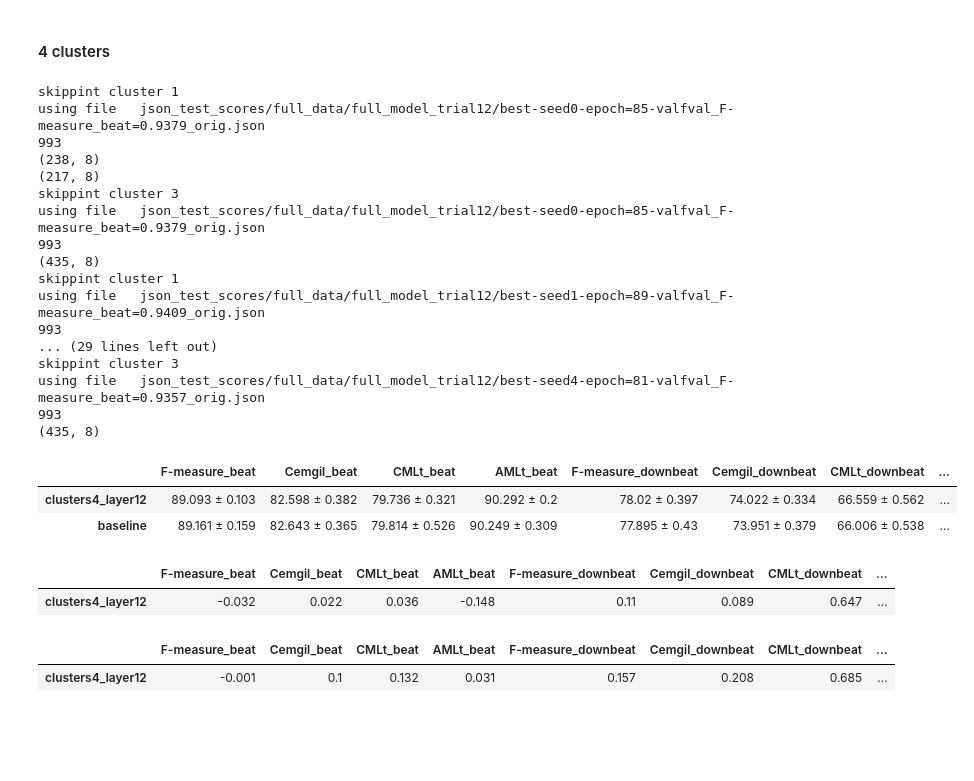
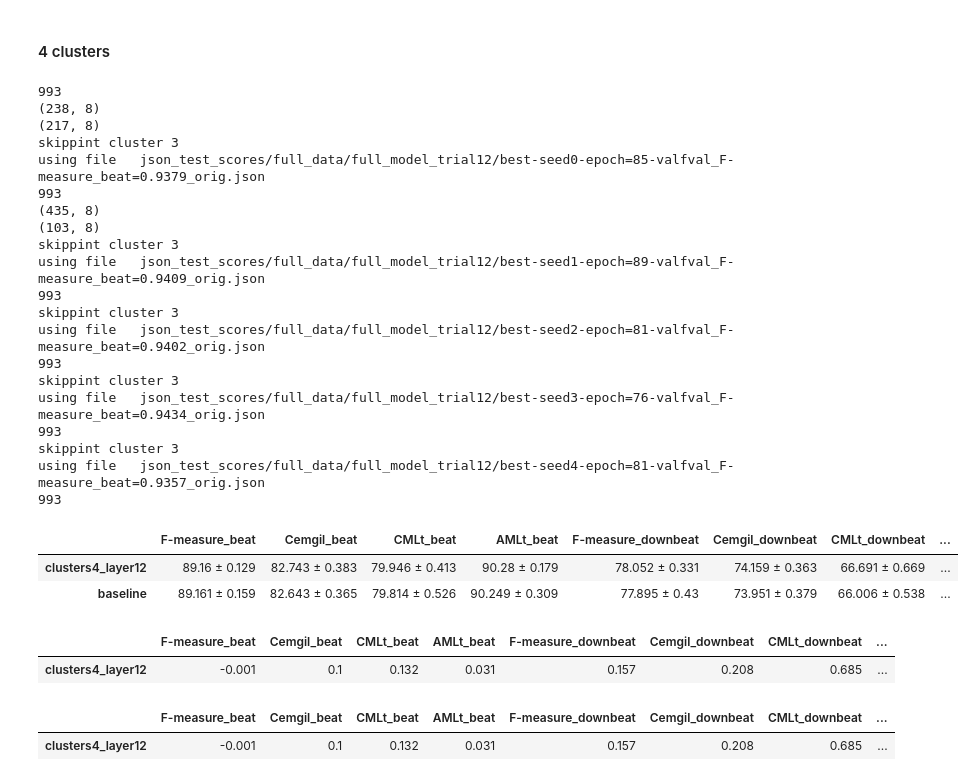
Before and after one commit to PulyaPolya/beat_this, a Jupyter notebook: results_evaluation.ipynb, the cells around one changed output. Cells and saved outputs as stored; diff of their text form; code cells hidden in the pictures; blank space fills up the shorter version.

```diff
--- a/results_evaluation.ipynb
+++ b/results_evaluation.ipynb
@@ -115,14 +117,14 @@ def construct_total_df (json_path, seed, cluster_config, cluster_numbers, rename
             )
             # res_base = pd.DataFrame.from_dict(scores_cl_base[0]  , orient="index", columns=[f"baseline"])
             # df_cluster = pd.DataFrame(res_base)
-            print(df_cluster.shape)
+
 
         else:
 
             df_cluster = construct_df_clsuter_data(json_path, seed, cluster_config, cluster_number, rename_columns= rename_columns, names = names)
             #
-            if cluster_number == 2:
-                print(df_cluster.shape)
+        if seed == 0:
+            print(df_cluster.shape)
         df_list.append (df_cluster)
     df_total = pd.concat(df_list, axis=0)
     df = df_total.groupby(df_total.index).mean()
@@ -169,11 +171,14 @@ def get_total_results_new(seeds, json_val_path,layer = None, clusters = None, fu
     for seed in seeds:
         if full:
             df_total = construct_df_full_data (json_val_path, seed=seed, rename_columns=rename_columns, names = names)
+            if seed == 0:
+                print(len(df_total))
         else:
             cluster_numbers = np.arange(clusters) +1
             cluster_config = f"clusters{clusters}_layer{layer}"
             df_total = construct_total_df (json_val_path, seed=seed, cluster_config=cluster_config, cluster_numbers=cluster_numbers,
                                            rename_columns=rename_columns, names = names, skip_cluster = skip_cluster, df_path = df_path)
+
         means_total = (df_total.mean()* 100).to_dict()
         means_total_renamed =means_total.copy()# rename_keys_dict(means_total)
         #print(diff_dict_renamed)
@@ -3108,51 +3252,52 @@ diff_vs_baseline
 # %%
 seeds = [0,1,2,3,4] #1, 2,3,4
 names =["full_model_trial12", "cluster_1_trial_10", "cluster_2_trial_16", "cluster_3_trial_72", "cluster_4_trial_43"]
 json_path = "json_test_scores"
 df_seeds_mean, df_seeds_std, df_final_baseline = get_total_results_new(seeds = seeds, json_val_path = json_path,
                                                                        full = True, names = names ) #rename_columns="baseline"
 df_seeds_mean, df_seeds_std, df_final_clusters4_layer4 = get_total_results_new(seeds = seeds, json_val_path = json_path,
-                                                                               layer = 12, clusters = 4, names = names,  skip_cluster = [1,3], df_path="data_cluster_assignments/df_cmeans_12_4clusters_new.csv" )
+                                                                               layer = 12, clusters = 4, names = names,  skip_cluster = [3], df_path="data_cluster_assignments/df_cmeans_12_4clusters_new.csv" )
 configs = {
     "clusters4_layer12": df_final_clusters4_layer4,
 
     "baseline": df_final_baseline
 }
 final_df = pd.DataFrame(configs).T
 # #final_df["F1average"] = final_df[["F-measure_beat","F-measure_downbeat"]].mean(axis=1).round(3).astype(str)
 final_df
 #diff_vs_baseline = get_baseliine_diff (final_df , num_trials=1)
 # %% [output]
-skippint cluster 1
-using file   json_test_scores/full_data/full_model_trial12/best-seed0-epoch=85-valfval_F-measure_beat=0.9379_orig.json
 993
 (238, 8)
 (217, 8)
 skippint cluster 3
 using file   json_test_scores/full_data/full_model_trial12/best-seed0-epoch=85-valfval_F-measure_beat=0.9379_orig.json
 993
 (435, 8)
-skippint cluster 1
+(103, 8)
+skippint cluster 3
 using file   json_test_scores/full_data/full_model_trial12/best-seed1-epoch=89-valfval_F-measure_beat=0.9409_orig.json
 993
-... (29 lines left out)
+skippint cluster 3
+using file   json_test_scores/full_data/full_model_trial12/best-seed2-epoch=81-valfval_F-measure_beat=0.9402_orig.json
+993
+skippint cluster 3
+using file   json_test_scores/full_data/full_model_trial12/best-seed3-epoch=76-valfval_F-measure_beat=0.9434_orig.json
+993
 skippint cluster 3
 using file   json_test_scores/full_data/full_model_trial12/best-seed4-epoch=81-valfval_F-measure_beat=0.9357_orig.json
 993
-(435, 8)
 |  | F-measure_beat | Cemgil_beat | CMLt_beat | AMLt_beat | F-measure_downbeat | Cemgil_downbeat | CMLt_downbeat | ... |
-| clusters4_layer12 | 89.093 ± 0.103 | 82.598 ± 0.382 | 79.736 ± 0.321 | 90.292 ± 0.2 | 78.02 ± 0.397 | 74.022 ± 0.334 | 66.559 ± 0.562 | ... |
+| clusters4_layer12 | 89.16 ± 0.129 | 82.743 ± 0.383 | 79.946 ± 0.413 | 90.28 ± 0.179 | 78.052 ± 0.331 | 74.159 ± 0.363 | 66.691 ± 0.669 | ... |
 | baseline | 89.161 ± 0.159 | 82.643 ± 0.365 | 79.814 ± 0.526 | 90.249 ± 0.309 | 77.895 ± 0.43 | 73.951 ± 0.379 | 66.006 ± 0.538 | ... |
 # %%
-def extract_mean(series):
-    return series.str.split("±").str[0].astype(float)
 df_means_only = final_df.apply(extract_mean, axis=1)
 diff_vs_baseline = df_means_only.subtract(df_means_only.loc["baseline"])
 diff_vs_baseline = diff_vs_baseline.drop(index="baseline")
 diff_vs_baseline
 # %% [output]
 |  | F-measure_beat | Cemgil_beat | CMLt_beat | AMLt_beat | F-measure_downbeat | Cemgil_downbeat | CMLt_downbeat | ... |
-| clusters4_layer12 | -0.032 | 0.022 | 0.036 | -0.148 | 0.11 | 0.089 | 0.647 | ... |
+| clusters4_layer12 | -0.001 | 0.1 | 0.132 | 0.031 | 0.157 | 0.208 | 0.685 | ... |
 # %%
 def extract_mean(series):
     return series.str.split("±").str[0].astype(float)
```
Also changed, not shown: parts of 15 cells of this notebook, 1 other file.
